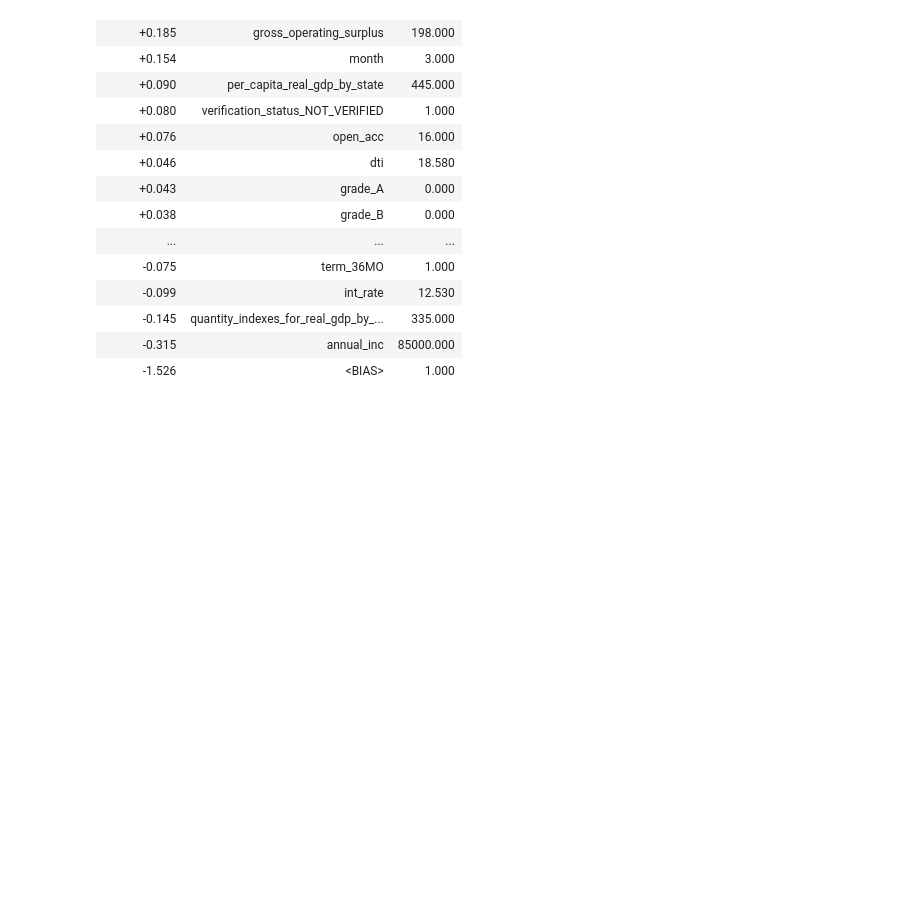
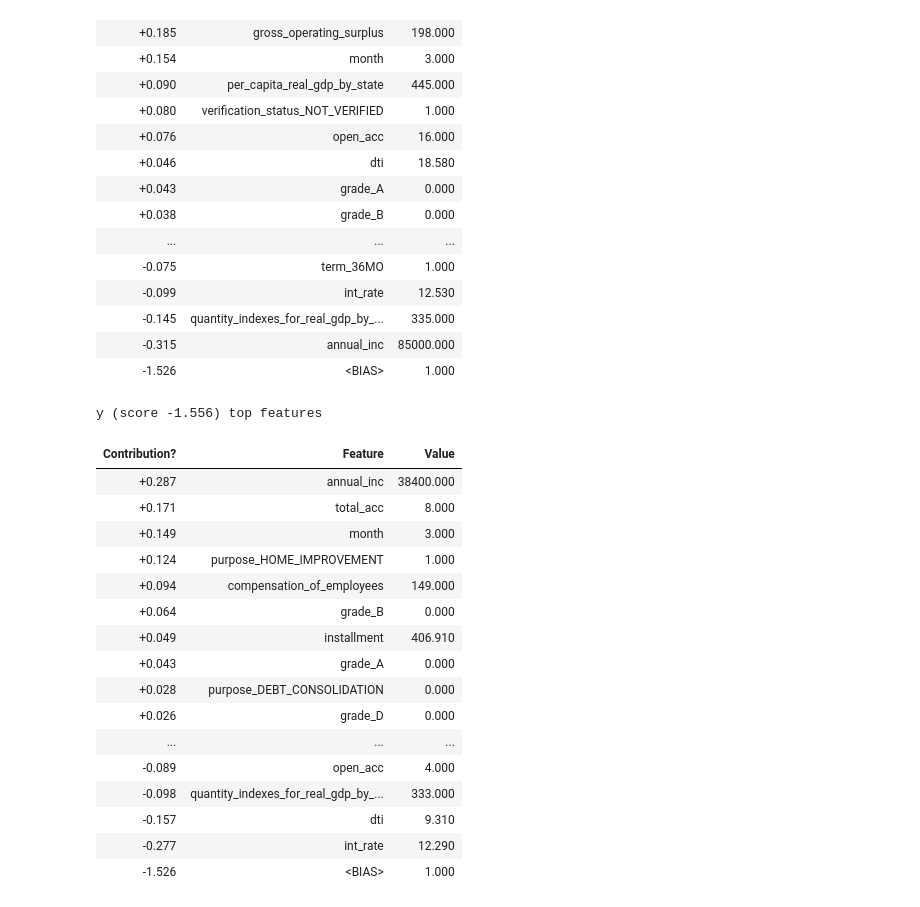
Before and after one commit to csp571-final-project/CSP-571-Final-Project, a Jupyter notebook: 3.8.2_XGBoost_ELI5 [Py].ipynb, the cells around one changed output. Saved outputs shown, nothing was run; the diff lists cells and outputs as text; code cells hidden in the pictures; blank space fills up the shorter version.

```diff
--- a/3.8.2_XGBoost_ELI5 [Py].ipynb
+++ b/3.8.2_XGBoost_ELI5 [Py].ipynb
@@ -271,3 +292,24 @@ y (score -0.918) top features
 | -0.145 | quantity_indexes_for_real_gdp_by_... | 335.000 |
 | -0.315 | annual_inc | 85000.000 |
 | -1.526 | <BIAS> | 1.000 |
+# %%
+show_prediction(nonmono_mdl2, x_test.iloc[0], show_feature_values=True)
+# %% [output]
+y (score -1.556) top features
+| Contribution? | Feature | Value |
+| +0.287 | annual_inc | 38400.000 |
+| +0.171 | total_acc | 8.000 |
+| +0.149 | month | 3.000 |
+| +0.124 | purpose_HOME_IMPROVEMENT | 1.000 |
+| +0.094 | compensation_of_employees | 149.000 |
+| +0.064 | grade_B | 0.000 |
+| +0.049 | installment | 406.910 |
+| +0.043 | grade_A | 0.000 |
+| +0.028 | purpose_DEBT_CONSOLIDATION | 0.000 |
+| +0.026 | grade_D | 0.000 |
+| ... | ... | ... |
+| -0.089 | open_acc | 4.000 |
+| -0.098 | quantity_indexes_for_real_gdp_by_... | 333.000 |
+| -0.157 | dti | 9.310 |
+| -0.277 | int_rate | 12.290 |
+| -1.526 | <BIAS> | 1.000 |
```
Also changed, not shown: parts of 2 cells of this notebook, 5 other files.
